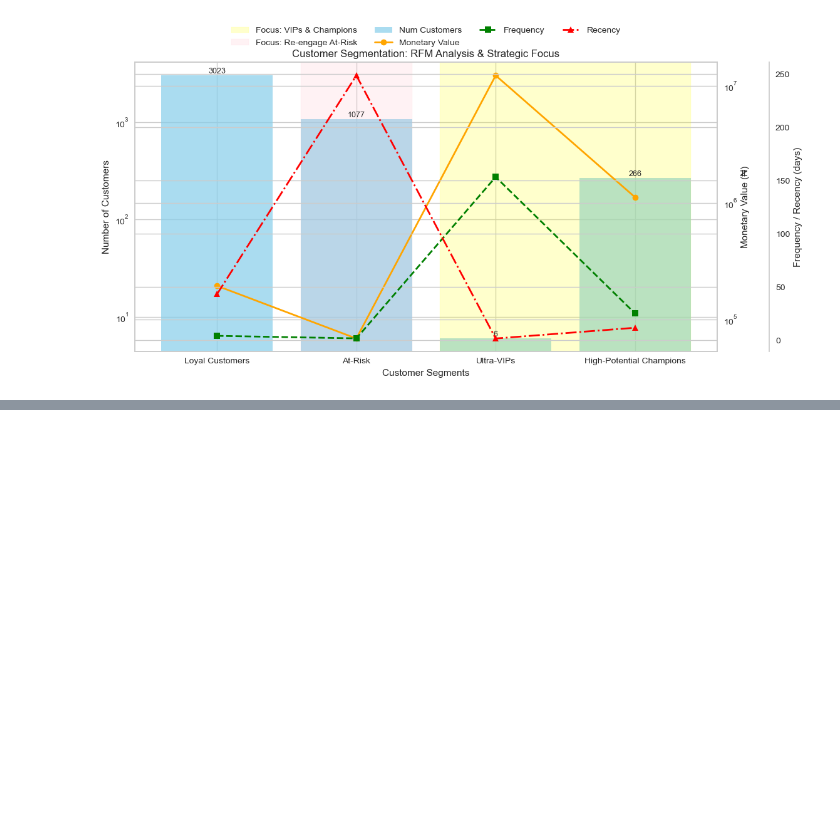
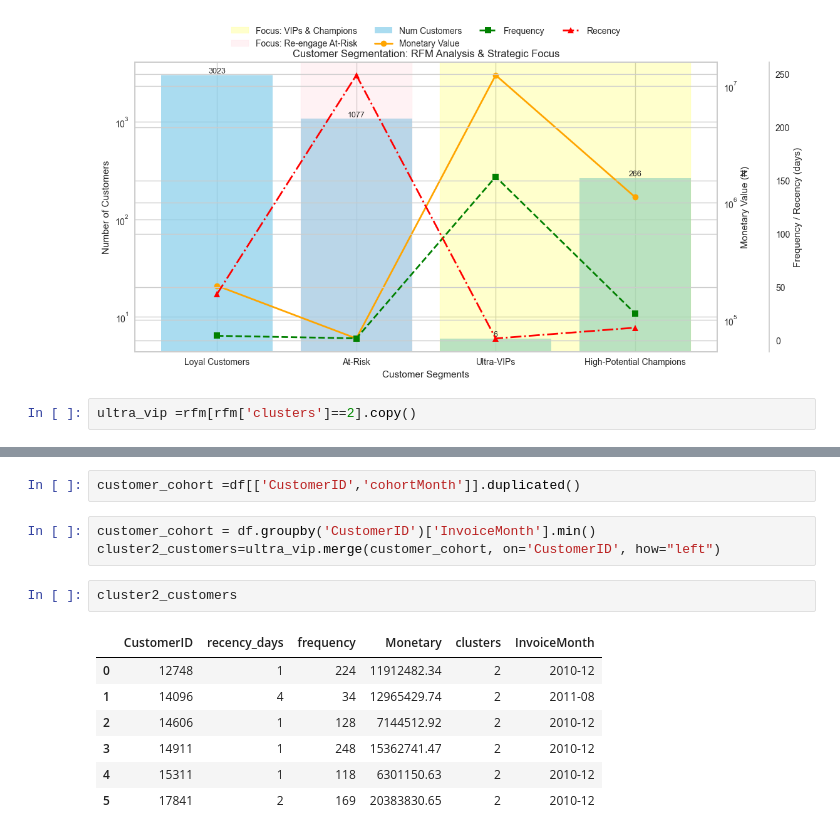
Before and after one commit to owolat4real/Customer_Retention, a Jupyter notebook: Customer_Retention.ipynb, the cells around one changed output, grey strips where cells are left out. Drawn from its saved outputs; the diff is of its cells as text; blank space fills up the shorter version.

```diff
--- a/Customer_Retention.ipynb
+++ b/Customer_Retention.ipynb
@@ -862,3 +875,5 @@ plt.title('Customer Segmentation: RFM Analysis & Strategic Focus')
 plt.show()
 # %% [output]
 [figure]
+# %%
+ultra_vip =rfm[rfm['clusters']==2].copy()
@@ -864,0 +890,15 @@ plt.show()
+# %%
+customer_cohort =df[['CustomerID','cohortMonth']].duplicated()
+# %%
+customer_cohort = df.groupby('CustomerID')['InvoiceMonth'].min()
+cluster2_customers=ultra_vip.merge(customer_cohort, on='CustomerID', how="left")
+# %%
+cluster2_customers
+# %% [output]
+|  | CustomerID | recency_days | frequency | Monetary | clusters | InvoiceMonth |
+| 0 | 12748 | 1 | 224 | 11912482.34 | 2 | 2010-12 |
+| 1 | 14096 | 4 | 34 | 12965429.74 | 2 | 2011-08 |
+| 2 | 14606 | 1 | 128 | 7144512.92 | 2 | 2010-12 |
+| 3 | 14911 | 1 | 248 | 15362741.47 | 2 | 2010-12 |
+| 4 | 15311 | 1 | 118 | 6301150.63 | 2 | 2010-12 |
+| 5 | 17841 | 2 | 169 | 20383830.65 | 2 | 2010-12 |
```
Also changed, not shown: parts of 23 cells of this notebook.
